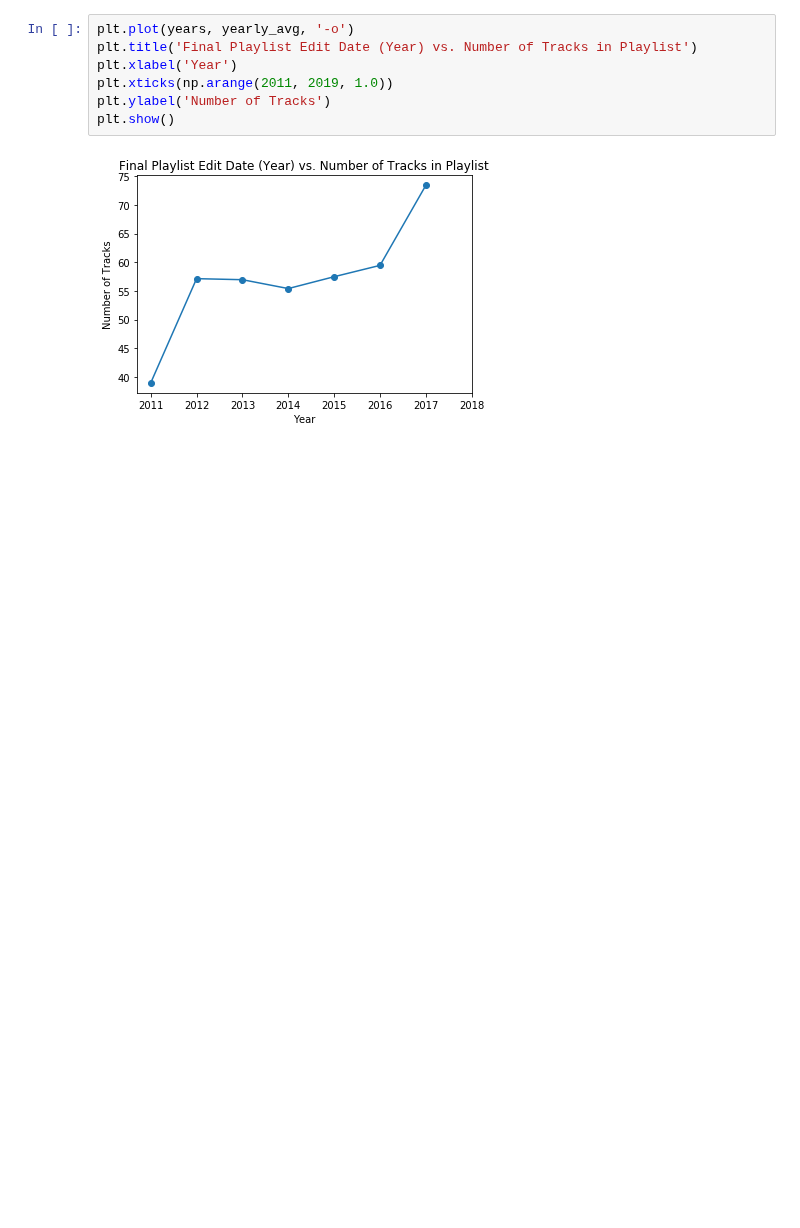
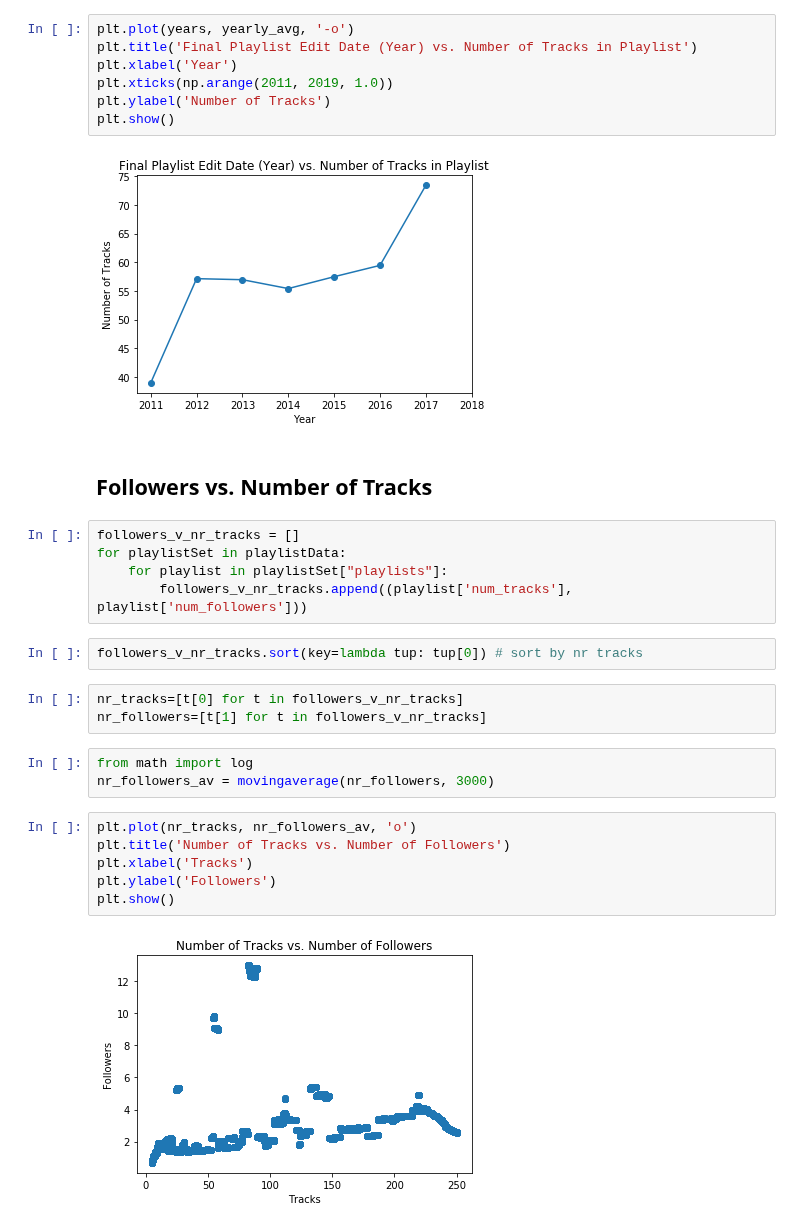
Before and after one commit to adamkhazi/one-million-playlists, a Jupyter notebook: exploration/basic.ipynb, the cells around one changed output. Saved outputs shown, nothing was run; the diff lists cells and outputs as text; blank space fills up the shorter version.

Commit message:
nr followers vs tracks

```diff
--- a/exploration/basic.ipynb
+++ b/exploration/basic.ipynb
@@ -298,3 +302,26 @@ plt.ylabel('Number of Tracks')
 plt.show()
 # %% [output]
 [figure]
+# %% [markdown]
+## Followers vs. Number of Tracks
+# %%
+followers_v_nr_tracks = []
+for playlistSet in playlistData:
+    for playlist in playlistSet["playlists"]:
+        followers_v_nr_tracks.append((playlist['num_tracks'], playlist['num_followers']))
+# %%
+followers_v_nr_tracks.sort(key=lambda tup: tup[0]) # sort by nr tracks
+# %%
+nr_tracks=[t[0] for t in followers_v_nr_tracks]
+nr_followers=[t[1] for t in followers_v_nr_tracks]
+# %%
+from math import log
+nr_followers_av = movingaverage(nr_followers, 3000)
+# %%
+plt.plot(nr_tracks, nr_followers_av, 'o')
+plt.title('Number of Tracks vs. Number of Followers')
+plt.xlabel('Tracks')
+plt.ylabel('Followers')
+plt.show()
+# %% [output]
+[figure, added]
```
Also changed, not shown: parts of 3 cells of this notebook.
